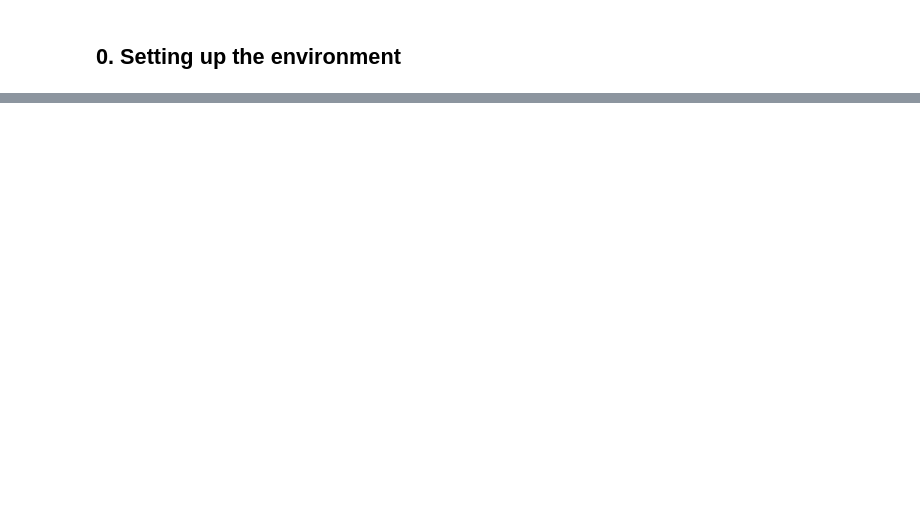
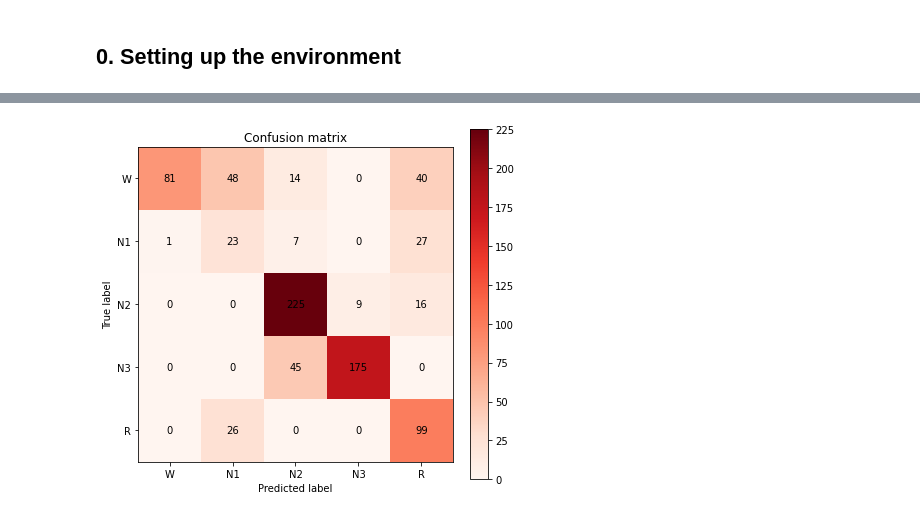
Before and after one commit to hubertjb/dl-eeg-tutorial, a Jupyter notebook: sleep_staging_physionet.ipynb, the cells around one changed output, grey strips where cells are left out. Saved outputs shown, nothing was run; the diff lists cells and outputs as text; code cells hidden in the pictures; blank space fills up the shorter version.

```diff
--- a/sleep_staging_physionet.ipynb
+++ b/sleep_staging_physionet.ipynb
@@ -609,0 +727,32 @@ array([[ 80,  58,   9,   0,  36],
+# %%
+from sklearn.metrics import confusion_matrix
+
+def plot_confusion_matrix(conf_mat, classes_mapping):
+    ticks = list(classes_mapping.keys())
+    tick_labels = classes_mapping.values()
+
+    fig, ax = plt.subplots(figsize=(6, 6))
+    im = ax.imshow(conf_mat, cmap='Reds')
+
+    ax.set_yticks(ticks)
+    ax.set_yticklabels(tick_labels)
+    ax.set_xticks(ticks)
+    ax.set_xticklabels(tick_labels)
+    ax.set_ylabel('True label')
+    ax.set_xlabel('Predicted label')
+    ax.set_title('Confusion matrix')
+
+    for i in range(len(ticks)):
+        for j in range(len(ticks)):
+            text = ax.text(
+                j, i, conf_mat[i, j], ha='center', va='center', color='k')
+
+    fig.colorbar(im, ax=ax, fraction=0.05)
+    fig.tight_layout()
+
+    return fig, ax
+# %%
+conf_mat = confusion_matrix(y_true, y_pred)
+plot_confusion_matrix(conf_mat, classes_mapping);
+# %% [output]
+[figure, added]
```
Also changed, not shown: parts of 62 cells of this notebook, 3 other files.
